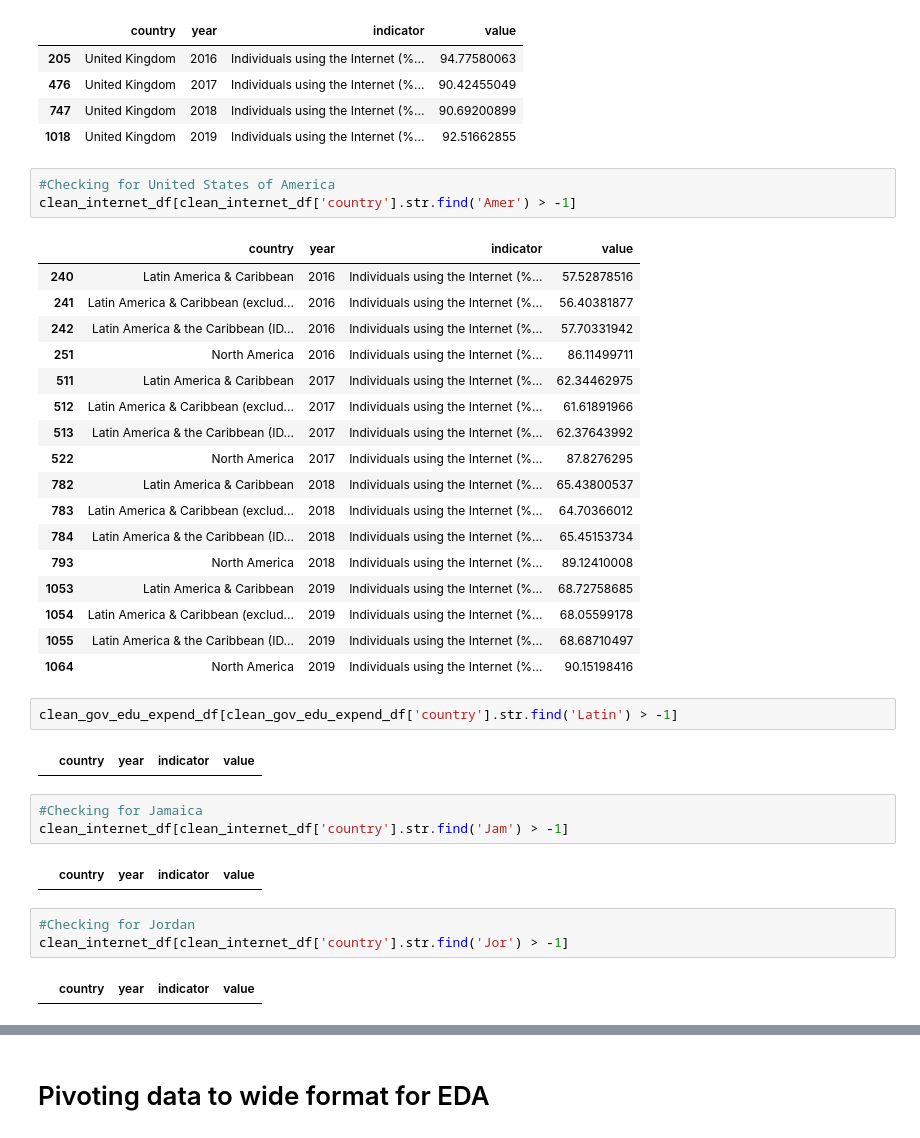
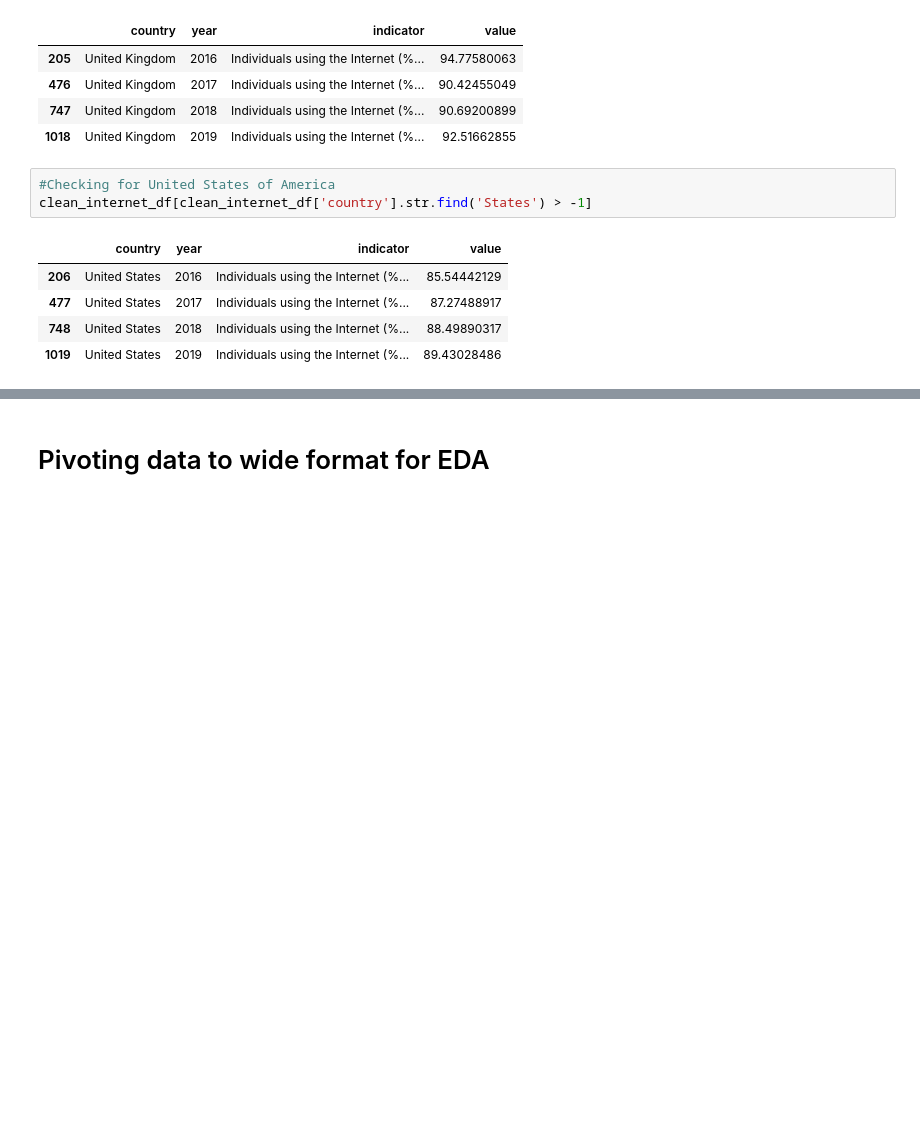
Before and after one commit to steph-wda/ds4a-capstone-team34, a Jupyter notebook: Education_and_Innovation_Team34.ipynb, the cells around one changed output, grey strips where cells are left out. Drawn from its saved outputs; the diff is of its cells as text; blank space fills up the shorter version.

Commit message:
data cleaning in progress

```diff
--- a/Education_and_Innovation_Team34.ipynb
+++ b/Education_and_Innovation_Team34.ipynb
@@ -693,36 +689,10 @@ clean_internet_df[clean_internet_df['country'].str.find('King') > -1]
 | 1018 | United Kingdom | 2019 | Individuals using the Internet (%... | 92.51662855 |
 # %%
 #Checking for United States of America
-clean_internet_df[clean_internet_df['country'].str.find('Amer') > -1]
+clean_internet_df[clean_internet_df['country'].str.find('States') > -1]
 # %% [output]
 |  | country | year | indicator | value |
-| 240 | Latin America & Caribbean | 2016 | Individuals using the Internet (%... | 57.52878516 |
-| 241 | Latin America & Caribbean (exclud... | 2016 | Individuals using the Internet (%... | 56.40381877 |
-| 242 | Latin America & the Caribbean (ID... | 2016 | Individuals using the Internet (%... | 57.70331942 |
-| 251 | North America | 2016 | Individuals using the Internet (%... | 86.11499711 |
-| 511 | Latin America & Caribbean | 2017 | Individuals using the Internet (%... | 62.34462975 |
-| 512 | Latin America & Caribbean (exclud... | 2017 | Individuals using the Internet (%... | 61.61891966 |
-| 513 | Latin America & the Caribbean (ID... | 2017 | Individuals using the Internet (%... | 62.37643992 |
-| 522 | North America | 2017 | Individuals using the Internet (%... | 87.8276295 |
-| 782 | Latin America & Caribbean | 2018 | Individuals using the Internet (%... | 65.43800537 |
-| 783 | Latin America & Caribbean (exclud... | 2018 | Individuals using the Internet (%... | 64.70366012 |
-| 784 | Latin America & the Caribbean (ID... | 2018 | Individuals using the Internet (%... | 65.45153734 |
-| 793 | North America | 2018 | Individuals using the Internet (%... | 89.12410008 |
-| 1053 | Latin America & Caribbean | 2019 | Individuals using the Internet (%... | 68.72758685 |
-| 1054 | Latin America & Caribbean (exclud... | 2019 | Individuals using the Internet (%... | 68.05599178 |
-| 1055 | Latin America & the Caribbean (ID... | 2019 | Individuals using the Internet (%... | 68.68710497 |
-| 1064 | North America | 2019 | Individuals using the Internet (%... | 90.15198416 |
+| 206 | United States | 2016 | Individuals using the Internet (%... | 85.54442129 |
+| 477 | United States | 2017 | Individuals using the Internet (%... | 87.27488917 |
+| 748 | United States | 2018 | Individuals using the Internet (%... | 88.49890317 |
+| 1019 | United States | 2019 | Individuals using the Internet (%... | 89.43028486 |
-# %%
-clean_gov_edu_expend_df[clean_gov_edu_expend_df['country'].str.find('Latin') > -1]
-# %% [output]
-|  | country | year | indicator | value |
-# %%
-#Checking for Jamaica
-clean_internet_df[clean_internet_df['country'].str.find('Jam') > -1]
-# %% [output]
-|  | country | year | indicator | value |
-# %%
-#Checking for Jordan
-clean_internet_df[clean_internet_df['country'].str.find('Jor') > -1]
-# %% [output]
-|  | country | year | indicator | value |
```
Also changed, not shown: parts of 45 cells of this notebook.
